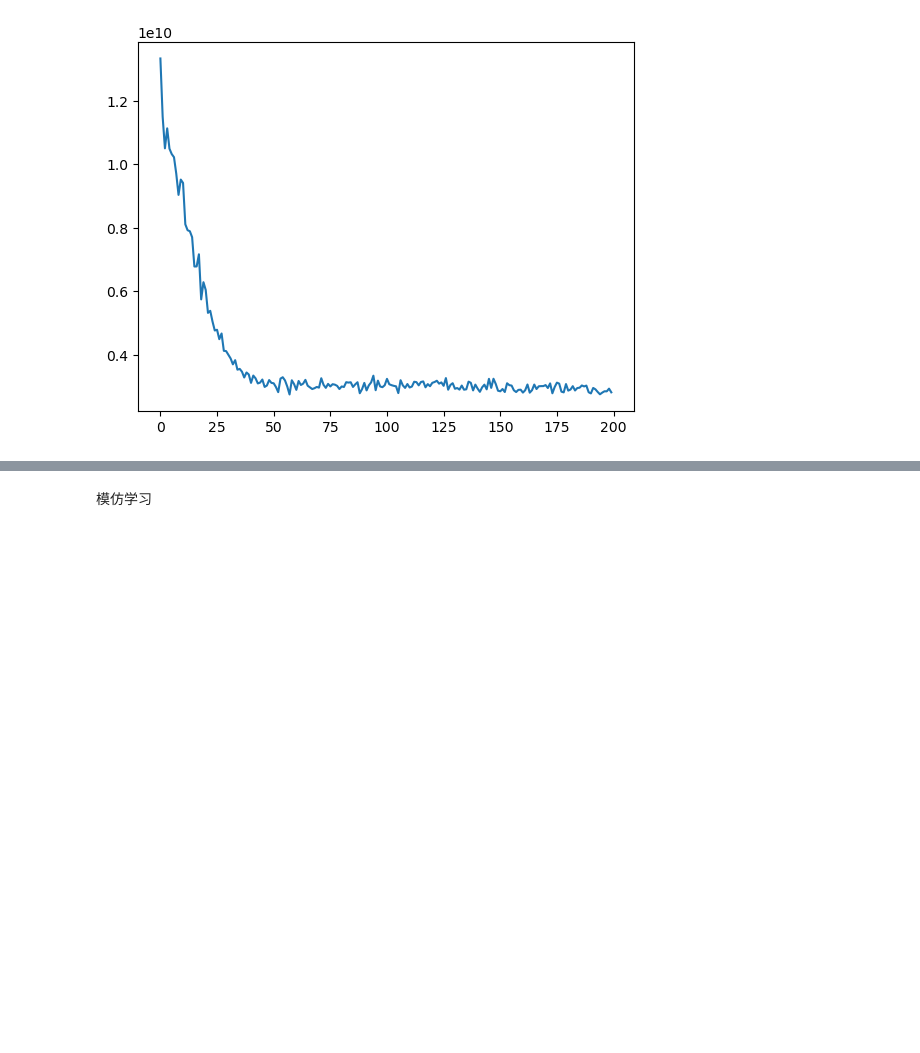
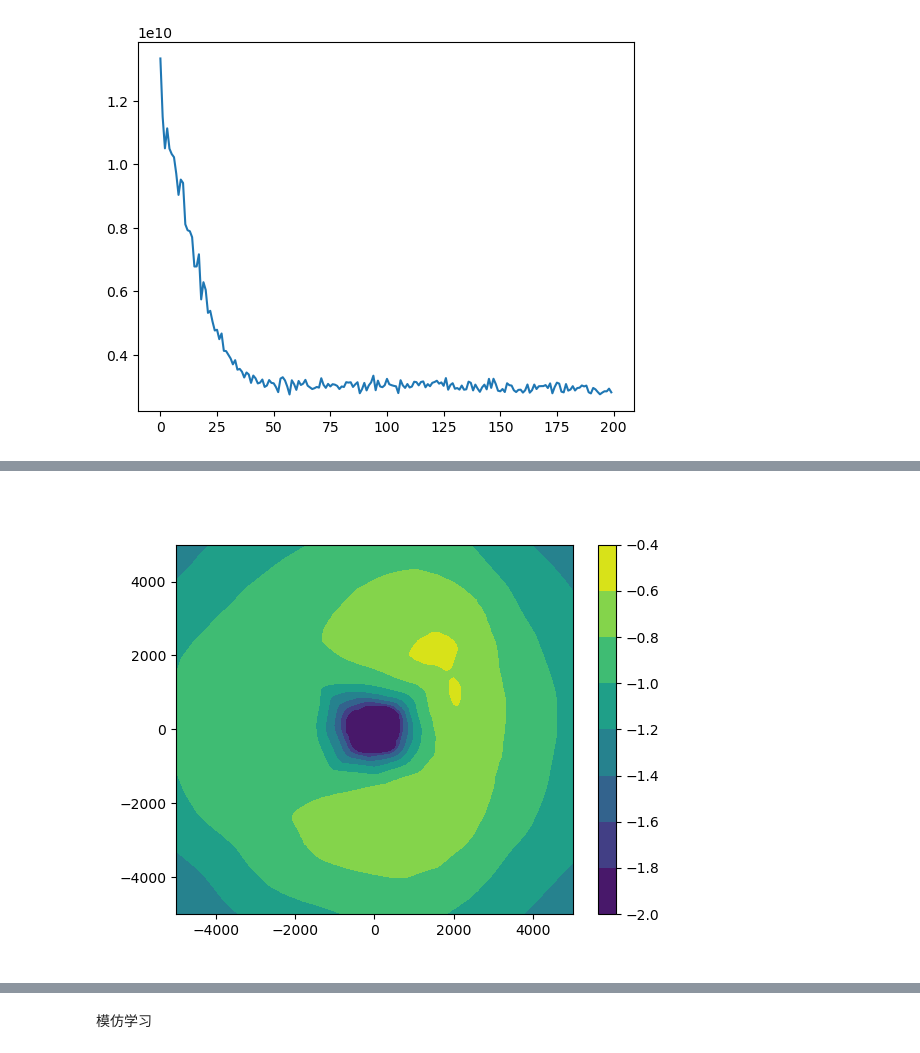
Before and after one commit to liziyao99/multi-debris-avoidance, a Jupyter notebook: quickStart.ipynb, the cells around one changed output, grey strips where cells are left out. Cells and saved outputs as stored; diff of their text form; code cells hidden in the pictures; blank space fills up the shorter version.

```diff
--- a/quickStart.ipynb
+++ b/quickStart.ipynb
@@ -217,0 +211,8 @@ foo_plot(s, axis)
+# %%
+plt.close("all")
+_axis = np.array([0,1,2])
+i = 1
+axis = np.delete(_axis, i)
+foo_plot(s, axis)
+# %% [output]
+[figure, added]
```
Also changed, not shown: parts of 11 cells of this notebook, 19 other files.
